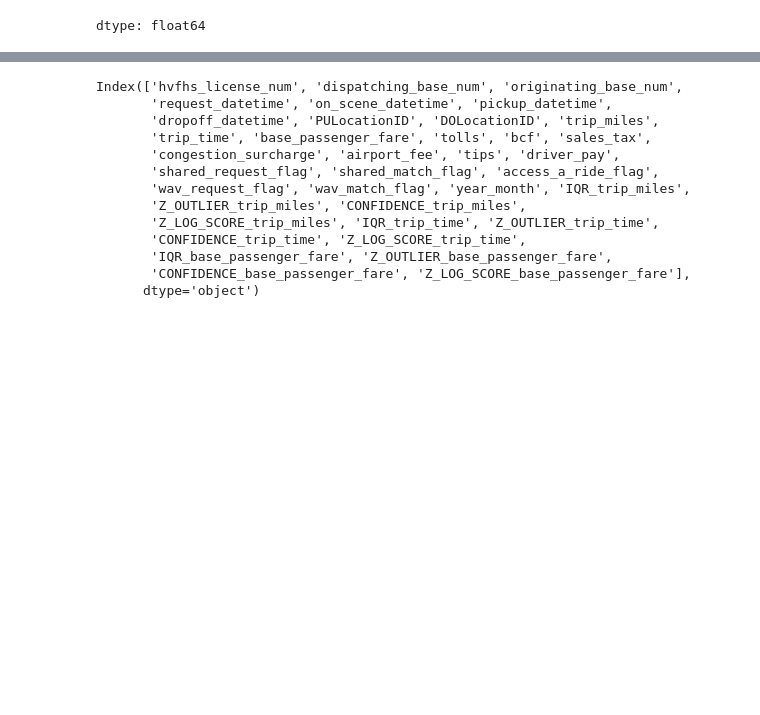
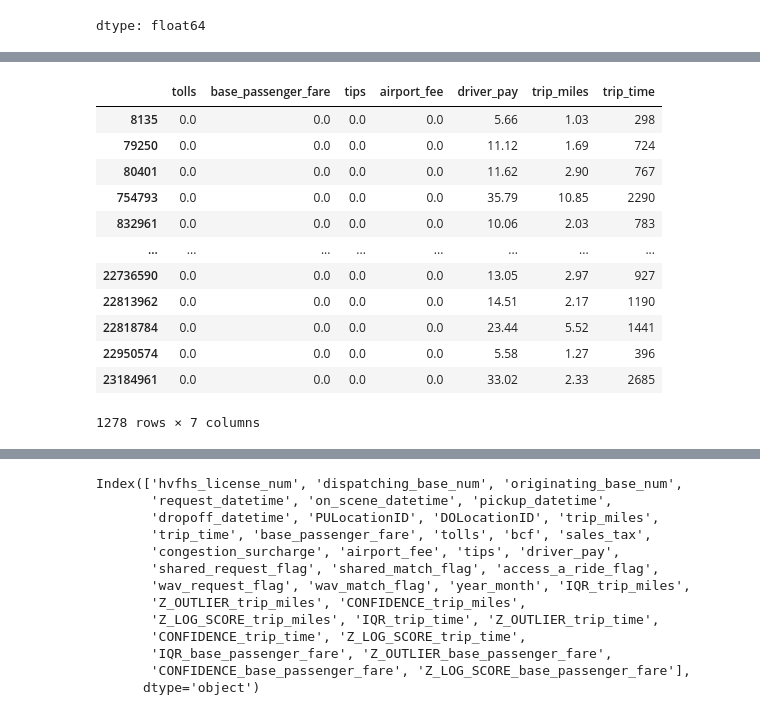
Before and after one commit to richardalamo/pocketride, a Jupyter notebook: data/Outlier_Detection/outliers_nyc_with_fare.ipynb, the cells around one changed output, grey strips where cells are left out. Drawn from its saved outputs; the diff is of its cells as text; code cells hidden in the pictures; blank space fills up the shorter version.

```diff
--- a/data/Outlier_Detection/outliers_nyc_with_fare.ipynb
+++ b/data/Outlier_Detection/outliers_nyc_with_fare.ipynb
@@ -216,3 +226,5 @@ df_cleaned['base_passenger_fare'].describe()
 | 75% | 3.057000e+01 |
 | max | 3.507110e+03 |
 dtype: float64
+# %%
+column_data = df_cleaned['base_passenger_fare'].dropna()
@@ -218,0 +233,11 @@ dtype: float64
+# %%
+# Find all values equal to zero
+zeros = column_data == 0
+
+print("Boolean Series indicating zeros:")
+print(zeros)
+
+# Get the indices of zero values
+zero_indices = column_data[zeros].index  # Use boolean indexing
+print("\nIndices of zero values:")
+print(zero_indices)
@@ -218,0 +303,16 @@ dtype: float64
+# %%
+df_cleaned.loc[zero_indices][['tolls','base_passenger_fare','tips','airport_fee','driver_pay','trip_miles', 'trip_time']]
+# %% [output]
+|  | tolls | base_passenger_fare | tips | airport_fee | driver_pay | trip_miles | trip_time |
+| 8135 | 0.0 | 0.0 | 0.0 | 0.0 | 5.66 | 1.03 | 298 |
+| 79250 | 0.0 | 0.0 | 0.0 | 0.0 | 11.12 | 1.69 | 724 |
+| 80401 | 0.0 | 0.0 | 0.0 | 0.0 | 11.62 | 2.90 | 767 |
+| 754793 | 0.0 | 0.0 | 0.0 | 0.0 | 35.79 | 10.85 | 2290 |
+| 832961 | 0.0 | 0.0 | 0.0 | 0.0 | 10.06 | 2.03 | 783 |
+| ... | ... | ... | ... | ... | ... | ... | ... |
+| 22736590 | 0.0 | 0.0 | 0.0 | 0.0 | 13.05 | 2.97 | 927 |
+| 22813962 | 0.0 | 0.0 | 0.0 | 0.0 | 14.51 | 2.17 | 1190 |
+| 22818784 | 0.0 | 0.0 | 0.0 | 0.0 | 23.44 | 5.52 | 1441 |
+| 22950574 | 0.0 | 0.0 | 0.0 | 0.0 | 5.58 | 1.27 | 396 |
+| 23184961 | 0.0 | 0.0 | 0.0 | 0.0 | 33.02 | 2.33 | 2685 |
+1278 rows × 7 columns
```
Also changed, not shown: parts of 30 cells of this notebook.
